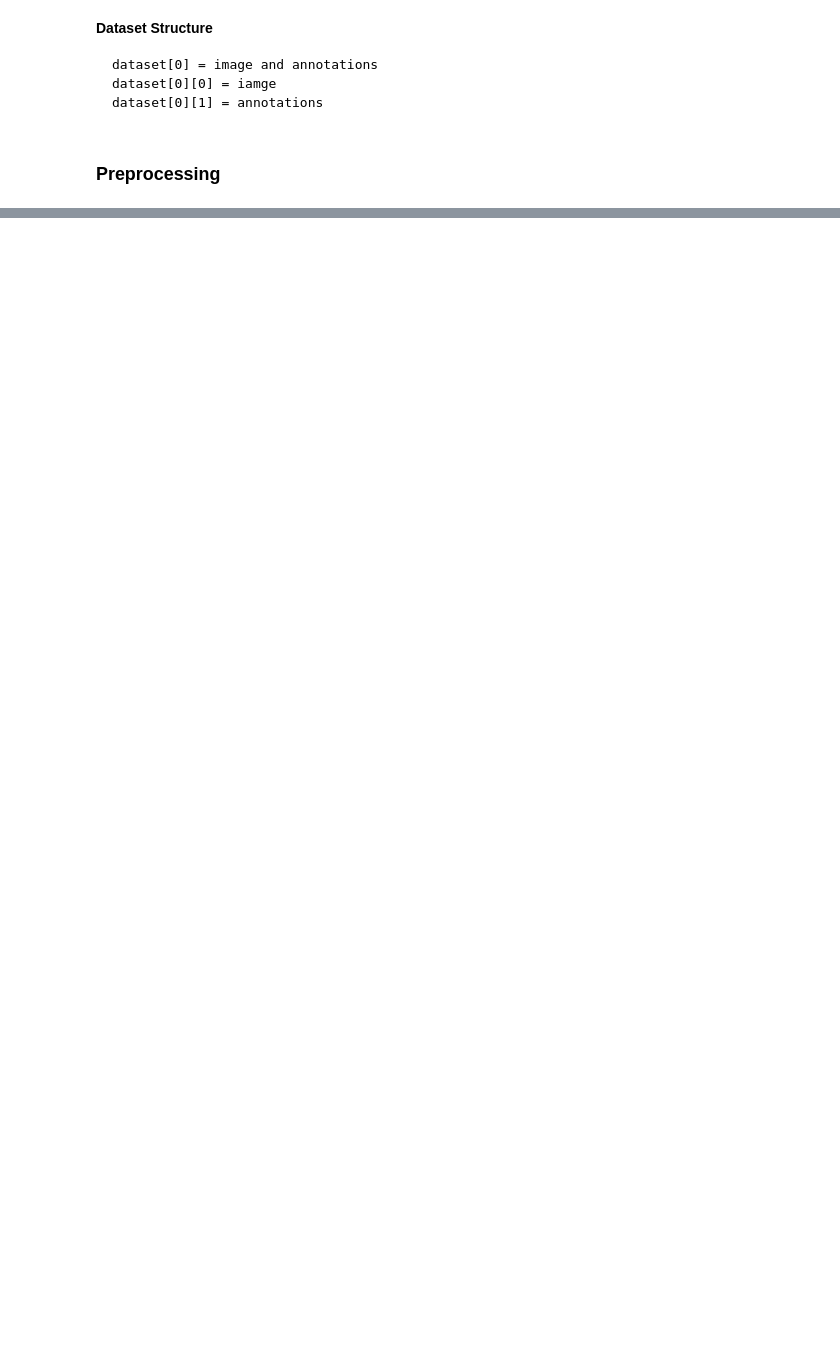
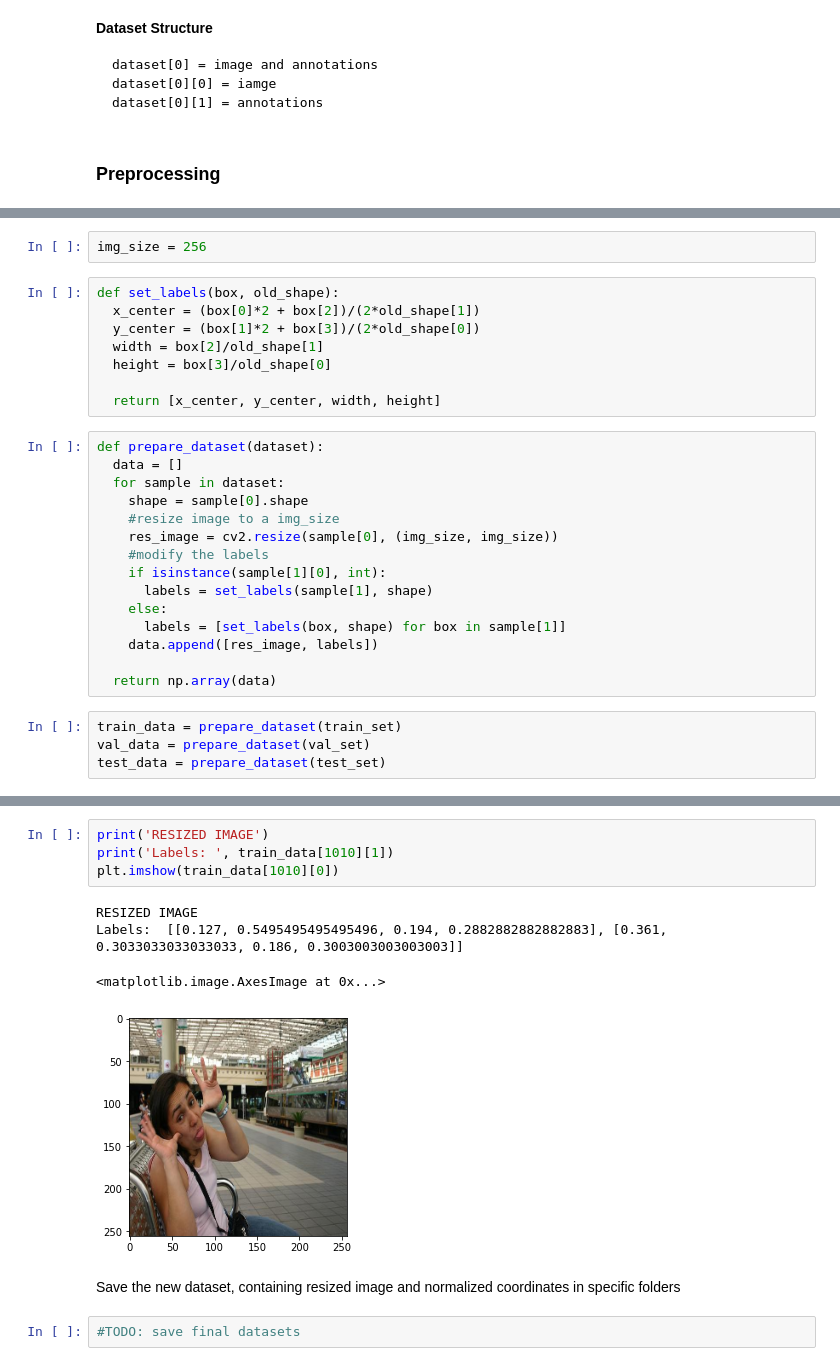
Before and after one commit to SiMoM0/HandsDetection, a Jupyter notebook: Model/handdetection.ipynb, the cells around one changed output, grey strips where cells are left out. Drawn from its saved outputs; the diff is of its cells as text; blank space fills up the shorter version.

```diff
--- a/Model/handdetection.ipynb
+++ b/Model/handdetection.ipynb
@@ -212,0 +187,29 @@ Shape of image:  (256, 256, 3)
+# %%
+img_size = 256
+# %%
+def set_labels(box, old_shape):
+  x_center = (box[0]*2 + box[2])/(2*old_shape[1])
+  y_center = (box[1]*2 + box[3])/(2*old_shape[0])
+  width = box[2]/old_shape[1]
+  height = box[3]/old_shape[0]
+
+  return [x_center, y_center, width, height]
+# %%
+def prepare_dataset(dataset):
+  data = []
+  for sample in dataset:
+    shape = sample[0].shape
+    #resize image to a img_size
+    res_image = cv2.resize(sample[0], (img_size, img_size))
+    #modify the labels
+    if isinstance(sample[1][0], int):
+      labels = set_labels(sample[1], shape)
+    else:
+      labels = [set_labels(box, shape) for box in sample[1]]
+    data.append([res_image, labels])
+
+  return np.array(data)
+# %%
+train_data = prepare_dataset(train_set)
+val_data = prepare_dataset(val_set)
+test_data = prepare_dataset(test_set)
@@ -212,0 +227,13 @@ Shape of image:  (256, 256, 3)
+# %%
+print('RESIZED IMAGE')
+print('Labels: ', train_data[1010][1])
+plt.imshow(train_data[1010][0])
+# %% [output]
+RESIZED IMAGE
+Labels:  [[0.127, 0.5495495495495496, 0.194, 0.2882882882882883], [0.361, 0.3033033033033033, 0.186, 0.3003003003003003]]
+<matplotlib.image.AxesImage at 0x...>
+[figure, added]
+# %% [markdown]
+Save the new dataset, containing resized image and normalized coordinates in specific folders
+# %%
+#TODO: save final datasets
```
Also changed, not shown: parts of 23 cells of this notebook.
